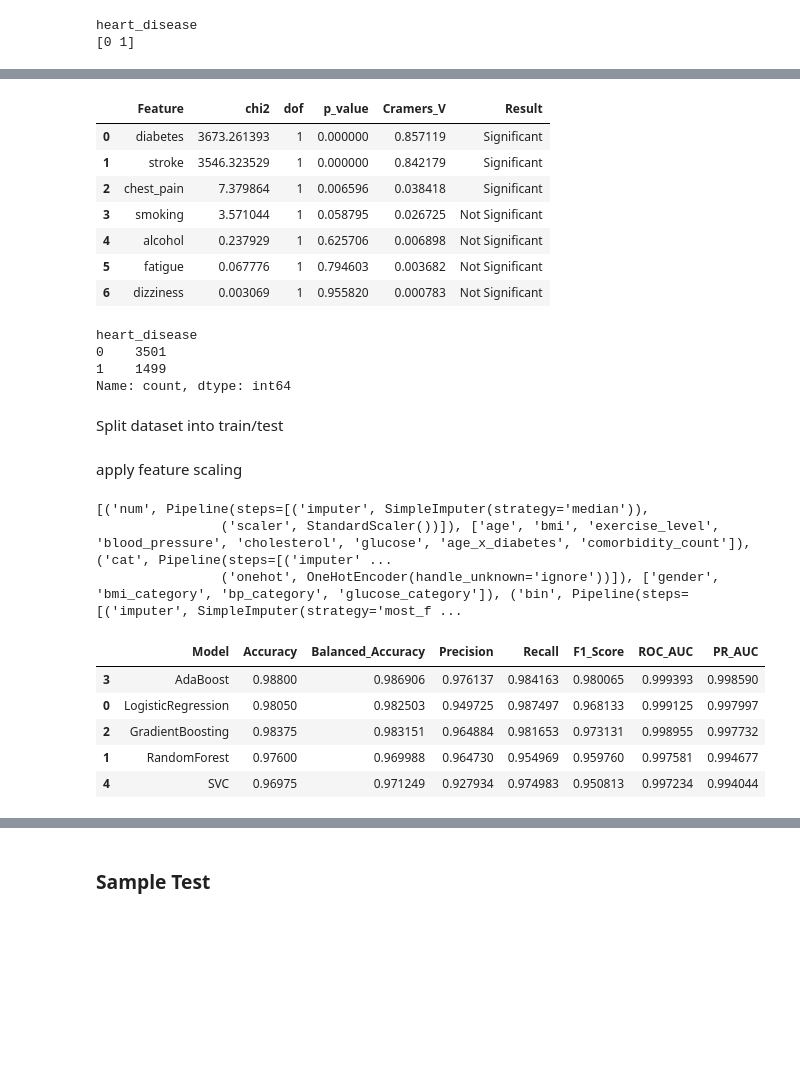
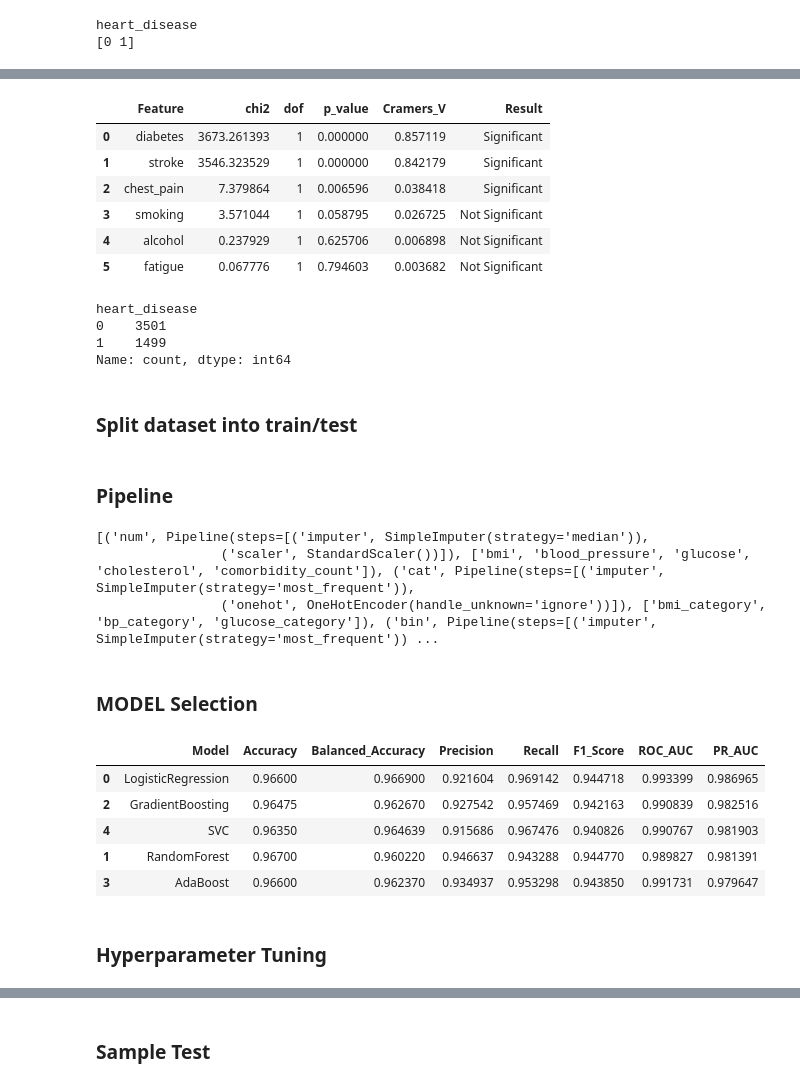
Before and after one commit to suyogkarki1/Smart-Healthcare-and-Lifestyle-Prediction, a Jupyter notebook: smart_healthcare.ipynb, the cells around one changed output, grey strips where cells are left out. Drawn from its saved outputs; the diff is of its cells as text; code cells hidden in the pictures; blank space fills up the shorter version.

```diff
--- a/smart_healthcare.ipynb
+++ b/smart_healthcare.ipynb
@@ -309,12 +371,11 @@ df['bp_category'] = pd.cut(df['blood_pressure'], bins=[0, 120, 130, 140, 300],
 
 df['glucose_category'] = pd.cut(df['glucose'], bins=[0, 100, 126, 500],
                                 labels=['Normal', 'Prediabetes', 'Diabetic'])
-df['age_x_diabetes'] = df['age'] * df['diabetes']
 # %%
-num_col=['age', 'bmi', 'exercise_level', 'blood_pressure',
-       'cholesterol', 'glucose','age_x_diabetes','comorbidity_count']
-cat_col=['gender','bmi_category','bp_category','glucose_category']
-binary_cols = ['diabetes', 'stroke', 'chest_pain', 'smoking', 'alcohol', 'fatigue', 'dizziness']
+num_col=['bmi', 'blood_pressure','glucose',
+       'cholesterol','comorbidity_count']
+cat_col=['bmi_category','bp_category','glucose_category']
+binary_cols = ['diabetes', 'stroke', 'chest_pain', 'smoking', 'alcohol', 'fatigue',"exercise_level","dizziness"]
 
 target='heart_disease'
 print(num_col)
@@ -349,7 +408,7 @@ Select features and target
 X=features
 y=target
 # %%
-X=df.drop(columns=["heart_disease","health_risk_score"])
+X=df.drop(columns=["heart_disease","health_risk_score","gender","age"])
 y_heart=df['heart_disease']  # target for classification
 
 print(X.shape)
@@ -409,7 +480,7 @@ from scipy.stats import chi2_contingency
 import numpy as np
 import pandas as pd
 
-binary_cols = ['diabetes', 'stroke', 'chest_pain', 'smoking', 'alcohol', 'fatigue', 'dizziness']
+binary_cols = ['diabetes', 'stroke', 'chest_pain', 'smoking', 'alcohol', 'fatigue']
 
 chi2_results = []
 for col in binary_cols:
@@ -440,7 +511,6 @@ chi2_results_df
 | 3 | smoking | 3.571044 | 1 | 0.058795 | 0.026725 | Not Significant |
 | 4 | alcohol | 0.237929 | 1 | 0.625706 | 0.006898 | Not Significant |
 | 5 | fatigue | 0.067776 | 1 | 0.794603 | 0.003682 | Not Significant |
-| 6 | dizziness | 0.003069 | 1 | 0.955820 | 0.000783 | Not Significant |
 # %%
 
 
@@ -451,14 +521,14 @@ heart_disease
 1    1499
 Name: count, dtype: int64
 # %% [markdown]
-Split dataset into train/test
+### Split dataset into train/test
 # %%
 from sklearn.model_selection import train_test_split
 
 
 X_train_cal, X_test_cal, y_train_cal, y_test_cal = train_test_split(X, y_heart, test_size=0.2, random_state=42, stratify=y_heart) #for classification
 # %% [markdown]
-apply feature scaling
+### Pipeline
 # %%
 from sklearn.pipeline import Pipeline
 from sklearn.compose import ColumnTransformer
@@ -490,8 +560,10 @@ preprocessor = ColumnTransformer(
 print(preprocessor.transformers)
 # %% [output]
 [('num', Pipeline(steps=[('imputer', SimpleImputer(strategy='median')),
-                ('scaler', StandardScaler())]), ['age', 'bmi', 'exercise_level', 'blood_pressure', 'cholesterol', 'glucose', 'age_x_diabetes', 'comorbidity_count']), ('cat', Pipeline(steps=[('imputer' ...
-                ('onehot', OneHotEncoder(handle_unknown='ignore'))]), ['gender', 'bmi_category', 'bp_category', 'glucose_category']), ('bin', Pipeline(steps=[('imputer', SimpleImputer(strategy='most_f ...
+                ('scaler', StandardScaler())]), ['bmi', 'blood_pressure', 'glucose', 'cholesterol', 'comorbidity_count']), ('cat', Pipeline(steps=[('imputer', SimpleImputer(strategy='most_frequent')),
+                ('onehot', OneHotEncoder(handle_unknown='ignore'))]), ['bmi_category', 'bp_category', 'glucose_category']), ('bin', Pipeline(steps=[('imputer', SimpleImputer(strategy='most_frequent')) ...
+# %% [markdown]
+### MODEL Selection
 # %%
 from sklearn.linear_model import LogisticRegression
 from sklearn.tree import DecisionTreeClassifier
@@ -545,44 +617,47 @@ for name, model in models.items():
         ('classifier', model)
     ])
 
-    params = None
+    fit_params = None
     if name in no_class_weight_support:
-        sample_weight = compute_sample_weight(class_weight='balanced', y=y_train_cal)
-        params = {'classifier__sample_weight': sample_weight}
+        sample_weight = compute_sample_weight(class_weight='balanced', y=y_train_cal )
+
+        fit_params = {'classifier__sample_weight': sample_weight}
 
     scores = cross_validate(
         pipe,
         X_train_cal,
         y_train_cal,
         cv=cv,
         scoring=scoring,
         n_jobs=-1,
-        params=params
+        params=fit_params
     )
 
     cv_results.append({
         'Model': name,
         'Accuracy': scores['test_accuracy'].mean(),
         'Balanced_Accuracy': scores['test_balanced_accuracy'].mean(),
         'Precision': scores['test_precision'].mean(),
         'Recall': scores['test_recall'].mean(),
         'F1_Score': scores['test_f1'].mean(),
         'ROC_AUC': scores['test_roc_auc'].mean(),
         'PR_AUC': scores['test_pr_auc'].mean()
     })
 
 cv_results_df = pd.DataFrame(cv_results).sort_values(
     by='PR_AUC',
     ascending=False
 )
 
 cv_results_df
 # %% [output]
 |  | Model | Accuracy | Balanced_Accuracy | Precision | Recall | F1_Score | ROC_AUC | PR_AUC |
-| 3 | AdaBoost | 0.98800 | 0.986906 | 0.976137 | 0.984163 | 0.980065 | 0.999393 | 0.998590 |
-| 0 | LogisticRegression | 0.98050 | 0.982503 | 0.949725 | 0.987497 | 0.968133 | 0.999125 | 0.997997 |
-| 2 | GradientBoosting | 0.98375 | 0.983151 | 0.964884 | 0.981653 | 0.973131 | 0.998955 | 0.997732 |
-| 1 | RandomForest | 0.97600 | 0.969988 | 0.964730 | 0.954969 | 0.959760 | 0.997581 | 0.994677 |
-| 4 | SVC | 0.96975 | 0.971249 | 0.927934 | 0.974983 | 0.950813 | 0.997234 | 0.994044 |
+| 0 | LogisticRegression | 0.96600 | 0.966900 | 0.921604 | 0.969142 | 0.944718 | 0.993399 | 0.986965 |
+| 2 | GradientBoosting | 0.96475 | 0.962670 | 0.927542 | 0.957469 | 0.942163 | 0.990839 | 0.982516 |
+| 4 | SVC | 0.96350 | 0.964639 | 0.915686 | 0.967476 | 0.940826 | 0.990767 | 0.981903 |
+| 1 | RandomForest | 0.96700 | 0.960220 | 0.946637 | 0.943288 | 0.944770 | 0.989827 | 0.981391 |
+| 3 | AdaBoost | 0.96600 | 0.962370 | 0.934937 | 0.953298 | 0.943850 | 0.991731 | 0.979647 |
+# %% [markdown]
+### Hyperparameter Tuning
 # %%
 from sklearn.linear_model import LogisticRegression
```
Also changed, not shown: parts of 31 cells of this notebook.
